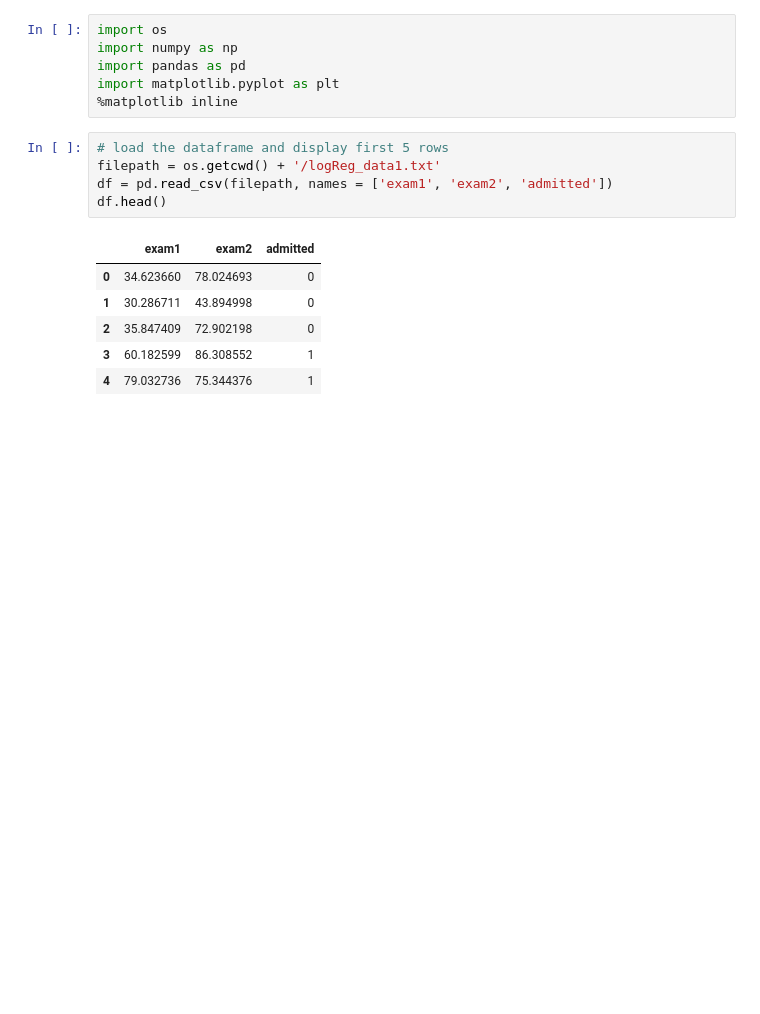
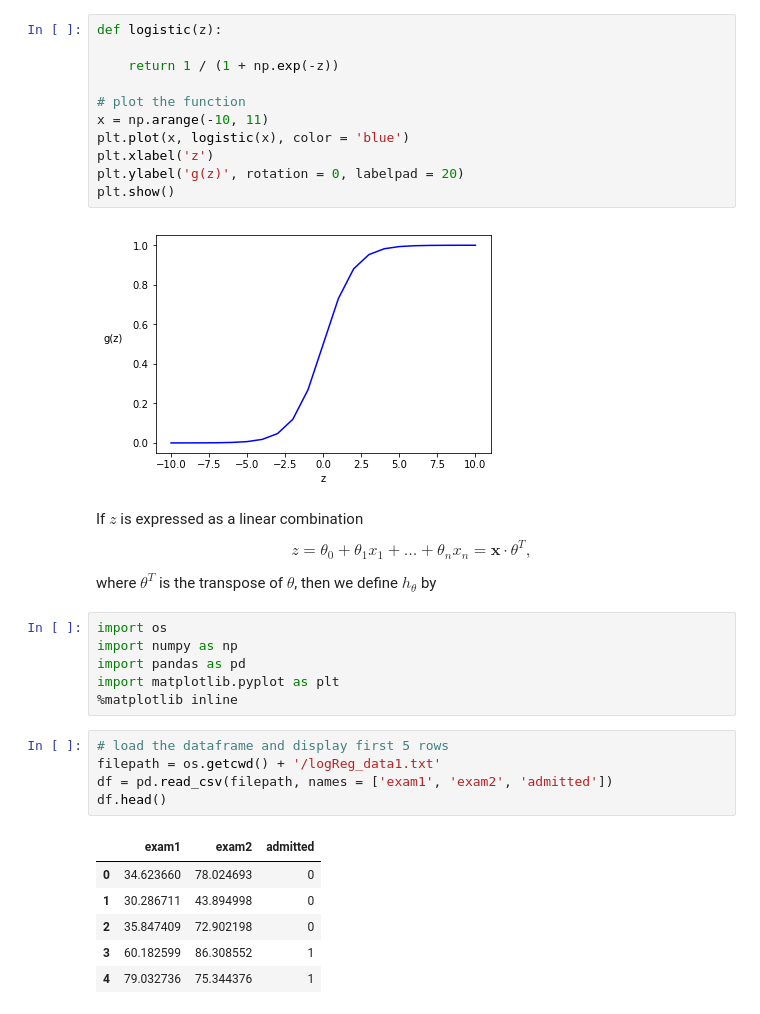
Before and after one commit to marty-vanhoof/Maching_Learning, a Jupyter notebook: Logistic_Regression/Logistic_Regression.ipynb, the cells around one changed output. Saved outputs shown, nothing was run; the diff lists cells and outputs as text; blank space fills up the shorter version.

Commit message:
Plot logistic function

```diff
--- a/Logistic_Regression/Logistic_Regression.ipynb
+++ b/Logistic_Regression/Logistic_Regression.ipynb
@@ -24,3 +23,21 @@ where $\theta^T$ is the transpose of $\theta$, then we define $h_\theta$ by
+# %%
+def logistic(z):
+
+    return 1 / (1 + np.exp(-z))
+
+# plot the function
+x = np.arange(-10, 11)
+plt.plot(x, logistic(x), color = 'blue')
+plt.xlabel('z')
+plt.ylabel('g(z)', rotation = 0, labelpad = 20)
+plt.show()
+# %% [output]
+[figure, added]
+# %% [markdown]
+If $z$ is expressed as a linear combination
+$$ z = \theta_0 + \theta_1 x_1 + \ldots + \theta_n x_n = \mathbf{x} \cdot \theta^T, $$
+
+where $\theta^T$ is the transpose of $\theta$, then we define $h_\theta$ by
 # %%
 import os
 import numpy as np
```
Also changed, not shown: parts of 1 cell of this notebook.
